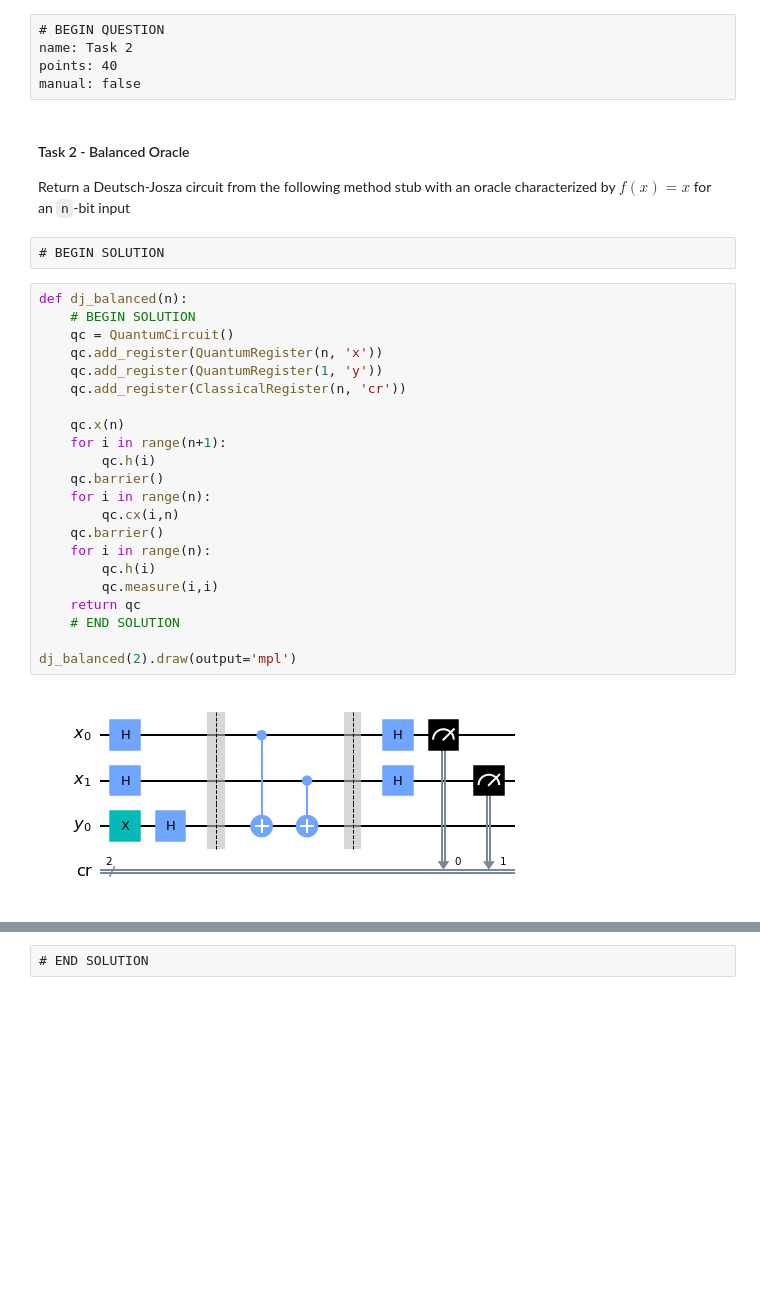
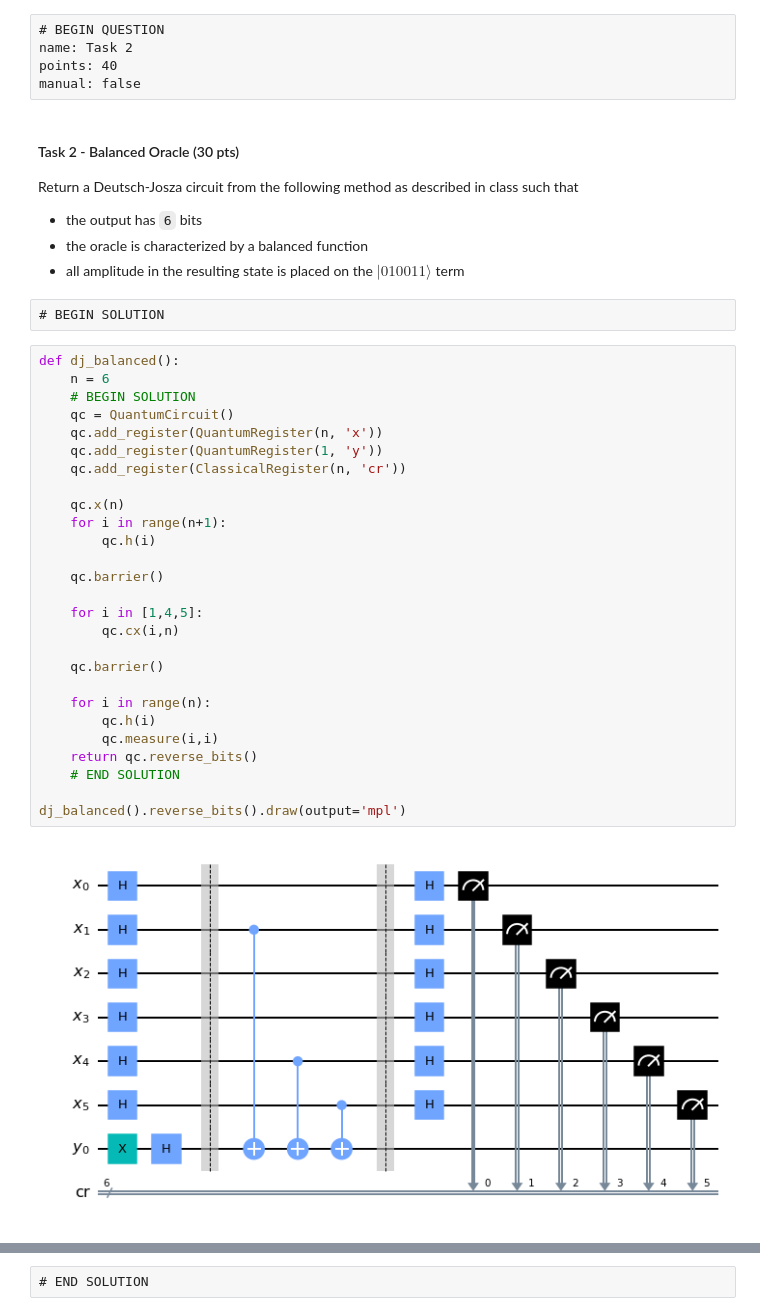
Before and after one commit to ProfRonCytron/ZeboCopy, a Jupyter notebook: exercises/qiskit/q4/q4.ipynb, the cells around one changed output, grey strips where cells are left out. Saved outputs shown, nothing was run; the diff lists cells and outputs as text; blank space fills up the shorter version.

```diff
--- a/exercises/qiskit/q4/q4.ipynb
+++ b/exercises/qiskit/q4/q4.ipynb
@@ -169,31 +171,39 @@ name: Task 2
 points: 40
 manual: false
 # %% [markdown]
-#### Task 2 - Balanced Oracle
-Return a Deutsch-Josza circuit from the following method stub with an oracle characterized by $f(x)=x$ for an `n`-bit input
+#### Task 2 - Balanced Oracle (30 pts)
+Return a Deutsch-Josza circuit from the following method as described in class such that
+- the output has `6` bits
+- the oracle is characterized by a balanced function
+- all amplitude in the resulting state is placed on the $|010011\rangle$ term
 # %% [raw]
 # BEGIN SOLUTION
 # %%
-def dj_balanced(n):
+def dj_balanced():
+    n = 6
     # BEGIN SOLUTION
     qc = QuantumCircuit()
     qc.add_register(QuantumRegister(n, 'x'))
     qc.add_register(QuantumRegister(1, 'y'))
     qc.add_register(ClassicalRegister(n, 'cr'))
 
     qc.x(n)
     for i in range(n+1):
         qc.h(i)
+
     qc.barrier()
-    for i in range(n):
+
+    for i in [1,4,5]:
         qc.cx(i,n)
+
     qc.barrier()
+
     for i in range(n):
         qc.h(i)
         qc.measure(i,i)
-    return qc
+    return qc.reverse_bits()
     # END SOLUTION
 
-dj_balanced(2).draw(output='mpl')
+dj_balanced().reverse_bits().draw(output='mpl')
 # %% [output]
-[figure, old version]
+[figure, new version]
```
Also changed, not shown: parts of 27 cells of this notebook.
